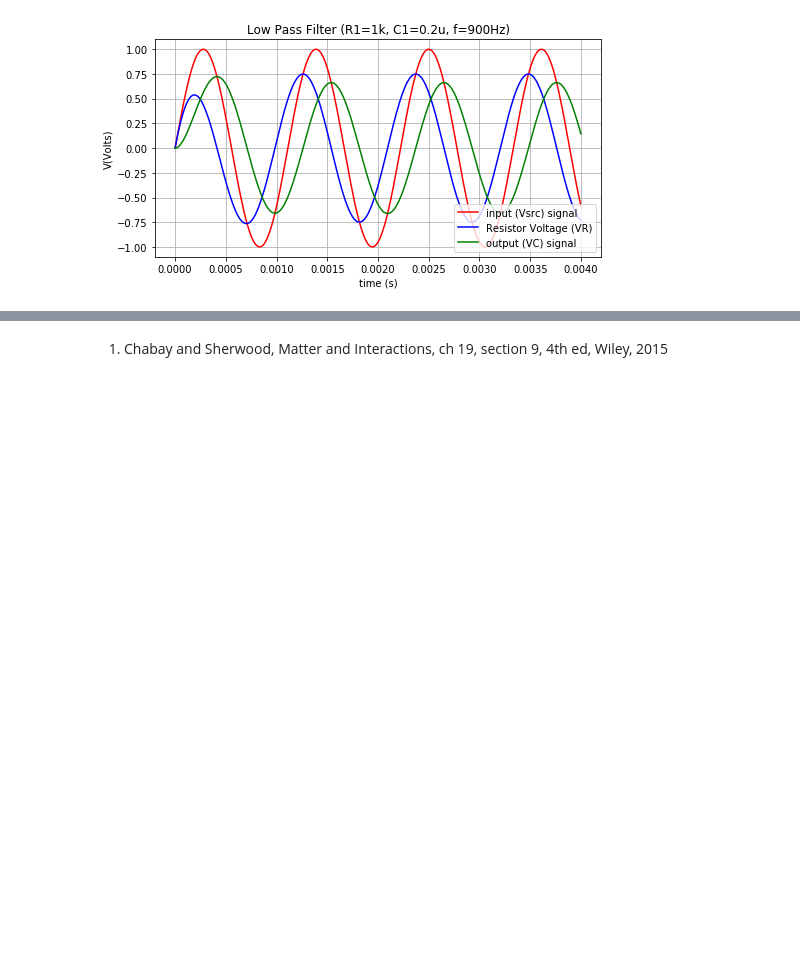
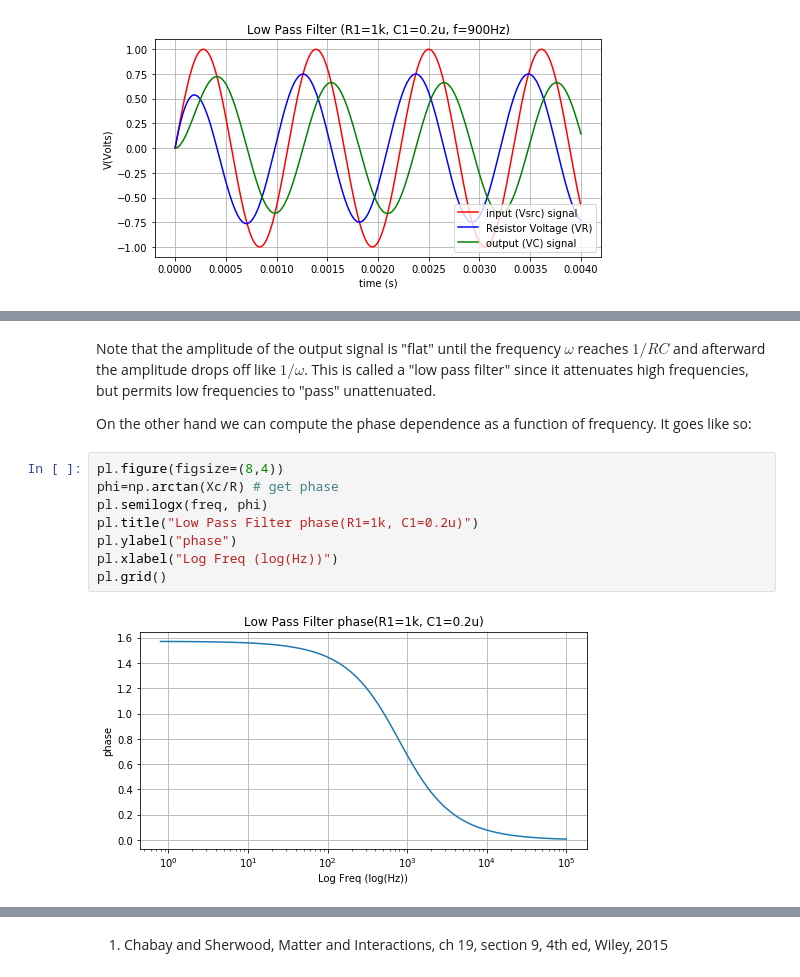
Before and after one commit to sspickle/instrumentation-projects, a Jupyter notebook: proj3/Project 3.ipynb, the cells around one changed output, grey strips where cells are left out. Cells and saved outputs as stored; diff of their text form; blank space fills up the shorter version.

```diff
--- a/proj3/Project 3.ipynb
+++ b/proj3/Project 3.ipynb
@@ -246,0 +289,14 @@ $$X_C = \frac{-i}{\omega C}$$
+# %% [markdown]
+Note that the amplitude of the output signal is "flat" until the frequency $\omega$ reaches $1/RC$ and afterward the amplitude drops off like $1/\omega$. This is called a "low pass filter" since it attenuates high frequencies, but permits low frequencies to "pass" unattenuated.
+
+On the other hand we can compute the phase dependence as a function of frequency. It goes like so:
+# %%
+pl.figure(figsize=(8,4))
+phi=np.arctan(Xc/R) # get phase
+pl.semilogx(freq, phi)
+pl.title("Low Pass Filter phase(R1=1k, C1=0.2u)")
+pl.ylabel("phase")
+pl.xlabel("Log Freq (log(Hz))")
+pl.grid()
+# %% [output]
+[figure, added]
```
Also changed, not shown: parts of 5 cells of this notebook, 7 other files.
